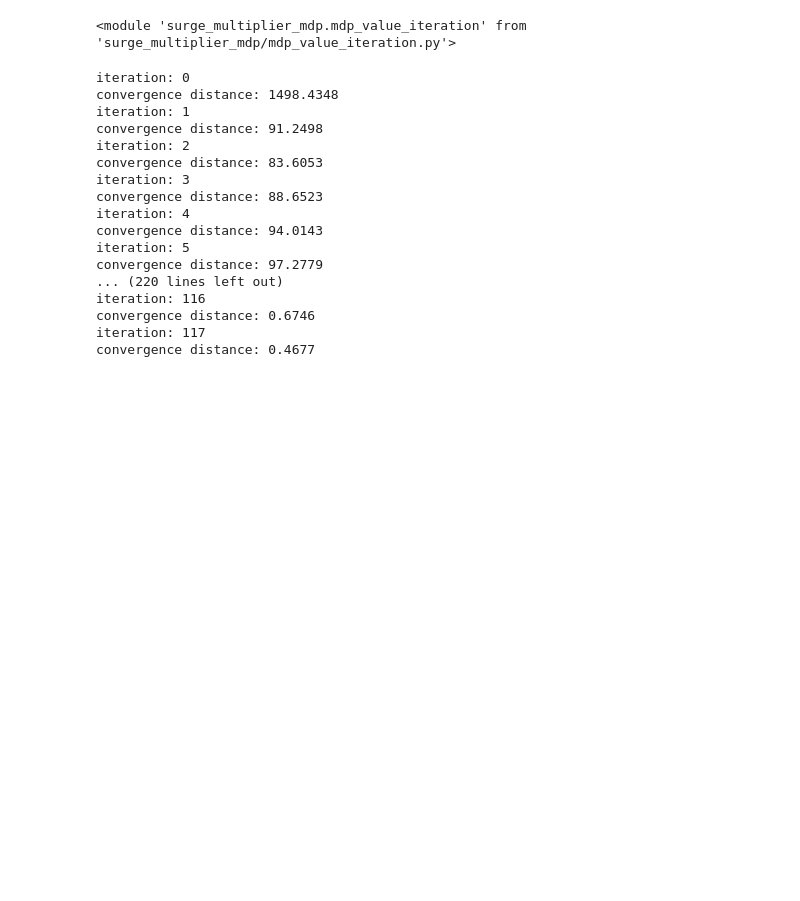
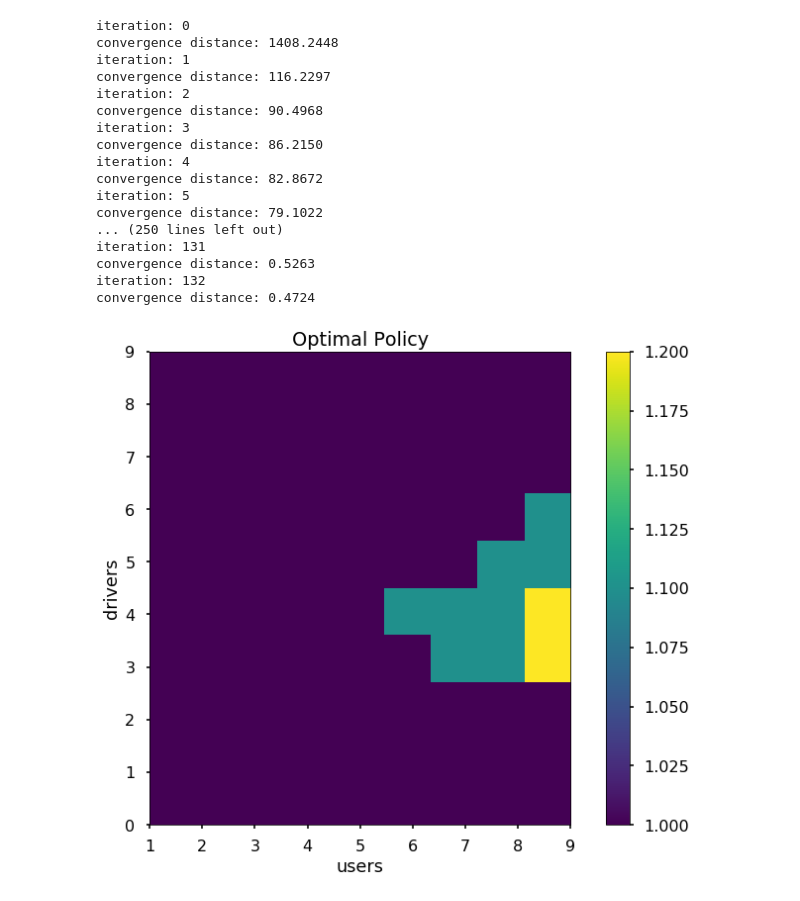
Before and after one commit to mbattifarano/surge-multiplier-mdp, a Jupyter notebook: Experiments.ipynb, the cells around one changed output. Saved outputs shown, nothing was run; the diff lists cells and outputs as text; code cells hidden in the pictures; blank space fills up the shorter version.

```diff
--- a/Experiments.ipynb
+++ b/Experiments.ipynb
@@ -108,29 +108,36 @@ plot_transition(p, state)
-# %%
-reload(mdp)
-# %% [output]
-<module 'surge_multiplier_mdp.mdp_value_iteration' from 'surge_multiplier_mdp/mdp_value_iteration.py'>
 # %%
 tol = 0.5
 n_samples = 1000
 users_max = 10
-vehicles_max = 15
-v0 = np.ones([vehicles_max, users_max])
+vehicles_max = 10
+v0 = np.random.uniform(0, 1, [vehicles_max, users_max])
 policy, values, policies, convergence = mdp.value_iteration(tol, v0, multipliers, p, n_samples)
 # %% [output]
 iteration: 0
-convergence distance: 1498.4348
+convergence distance: 1408.2448
 iteration: 1
-convergence distance: 91.2498
+convergence distance: 116.2297
 iteration: 2
-convergence distance: 83.6053
+convergence distance: 90.4968
 iteration: 3
-convergence distance: 88.6523
+convergence distance: 86.2150
 iteration: 4
-convergence distance: 94.0143
+convergence distance: 82.8672
 iteration: 5
-convergence distance: 97.2779
-... (220 lines left out)
-iteration: 116
-convergence distance: 0.6746
-iteration: 117
-convergence distance: 0.4677
+convergence distance: 79.1022
+... (250 lines left out)
+iteration: 131
+convergence distance: 0.5263
+iteration: 132
+convergence distance: 0.4724
+# %%
+non_trivial_policy = policy[:, 1:] # we don't care when the demand is 0
+plt.imshow(non_trivial_policy, aspect='equal', origin='lower', extent=[1, users_max-1, 0, vehicles_max-1])
+plt.colorbar()
+plt.title("Optimal Policy")
+#plt.xlim([1, users_max-1])
+plt.xlabel("users")
+plt.ylabel("drivers")
+None
+# %% [output]
+[figure, added]
```
Also changed, not shown: parts of 6 cells of this notebook.
